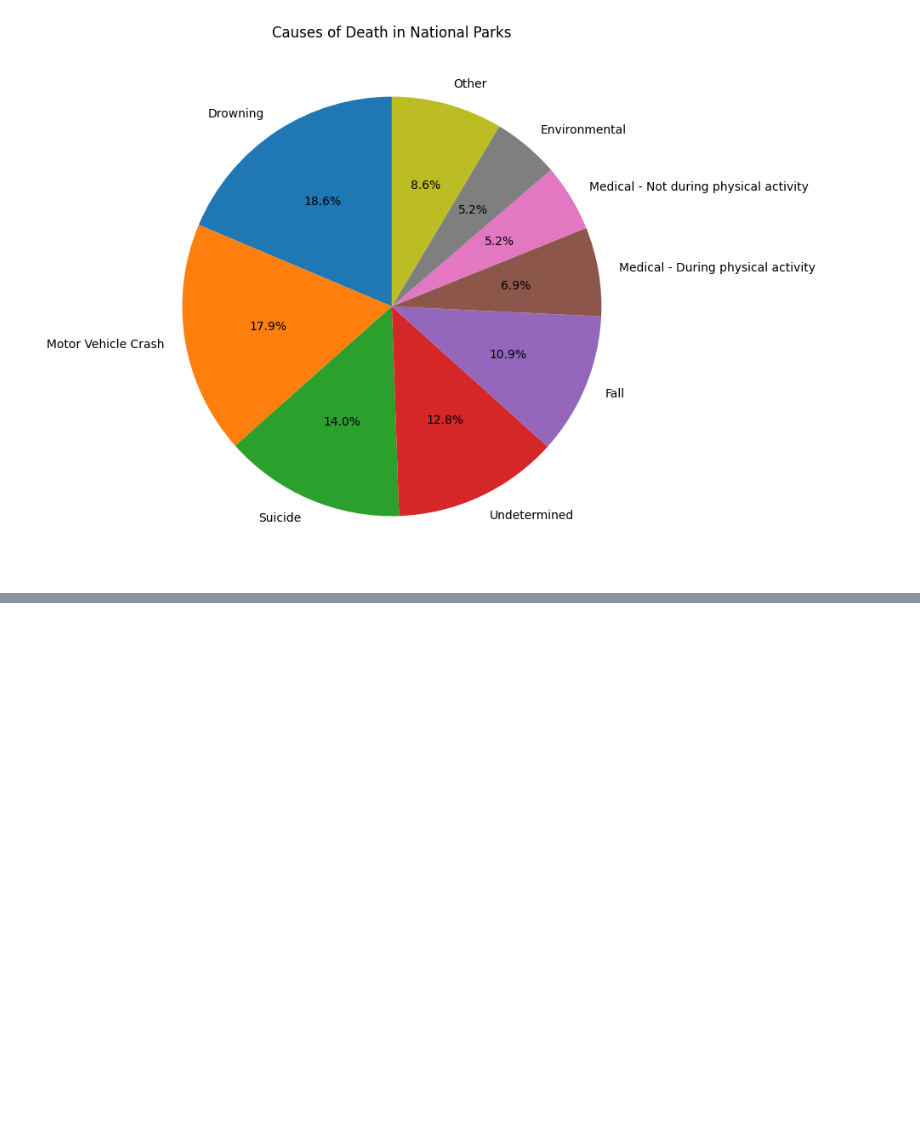
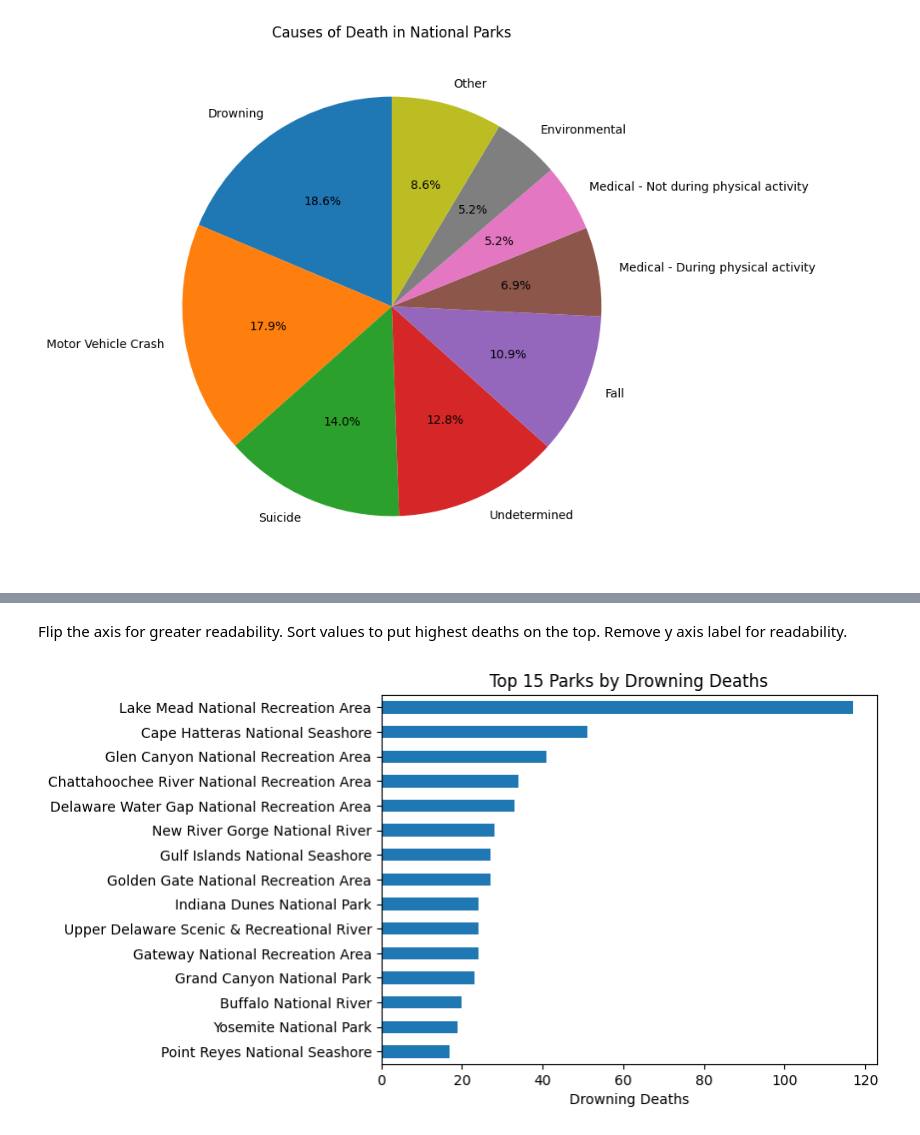
Before and after one commit to jeccalong/NPS_Dataset, a Jupyter notebook: Notebooks/eda.ipynb, the cells around one changed output, grey strips where cells are left out. Saved outputs shown, nothing was run; the diff lists cells and outputs as text; code cells hidden in the pictures; blank space fills up the shorter version.

```diff
--- a/Notebooks/eda.ipynb
+++ b/Notebooks/eda.ipynb
@@ -78,0 +113,13 @@ plt.show()
+# %% [markdown]
+Flip the axis for greater readability. Sort values to put highest deaths on the top. Remove y axis label for readability.
+# %%
+top_drowning = drowning_counts.head(15).sort_values()
+
+top_drowning.plot(kind="barh")
+plt.title("Top 15 Parks by Drowning Deaths")
+plt.xlabel("Drowning Deaths")
+plt.ylabel("")
+plt.xticks(rotation=0)
+plt.show()
+# %% [output]
+[figure, added]
```
Also changed, not shown: parts of 4 cells of this notebook.
